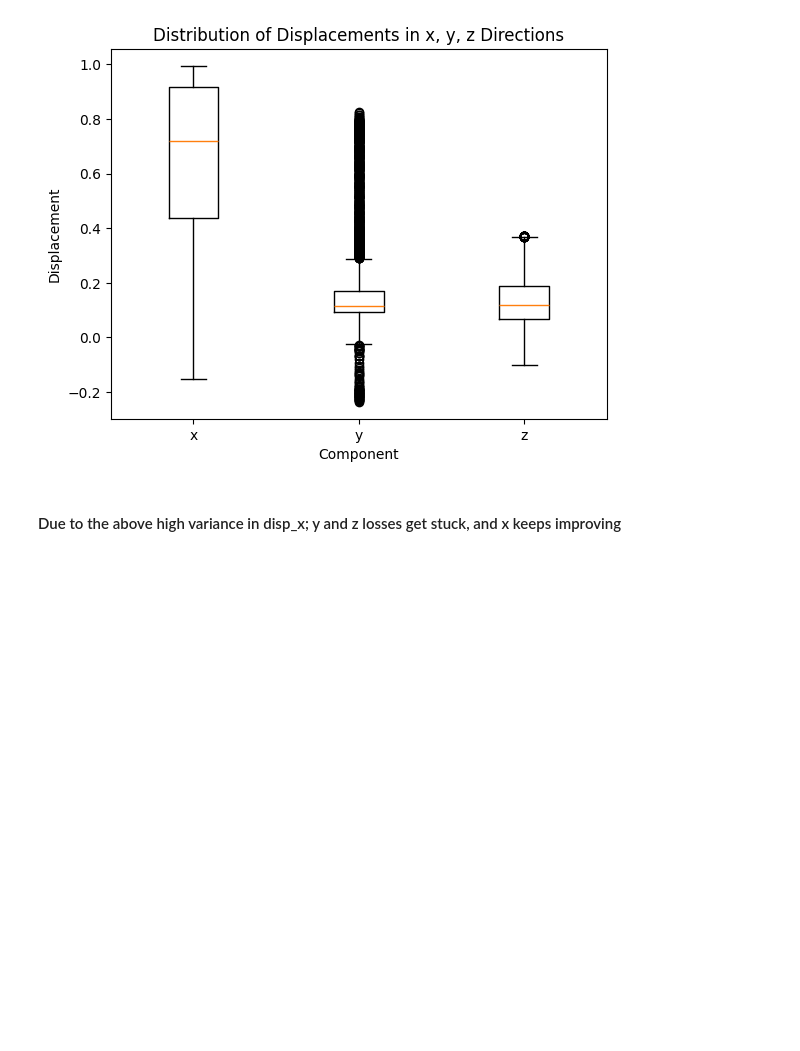
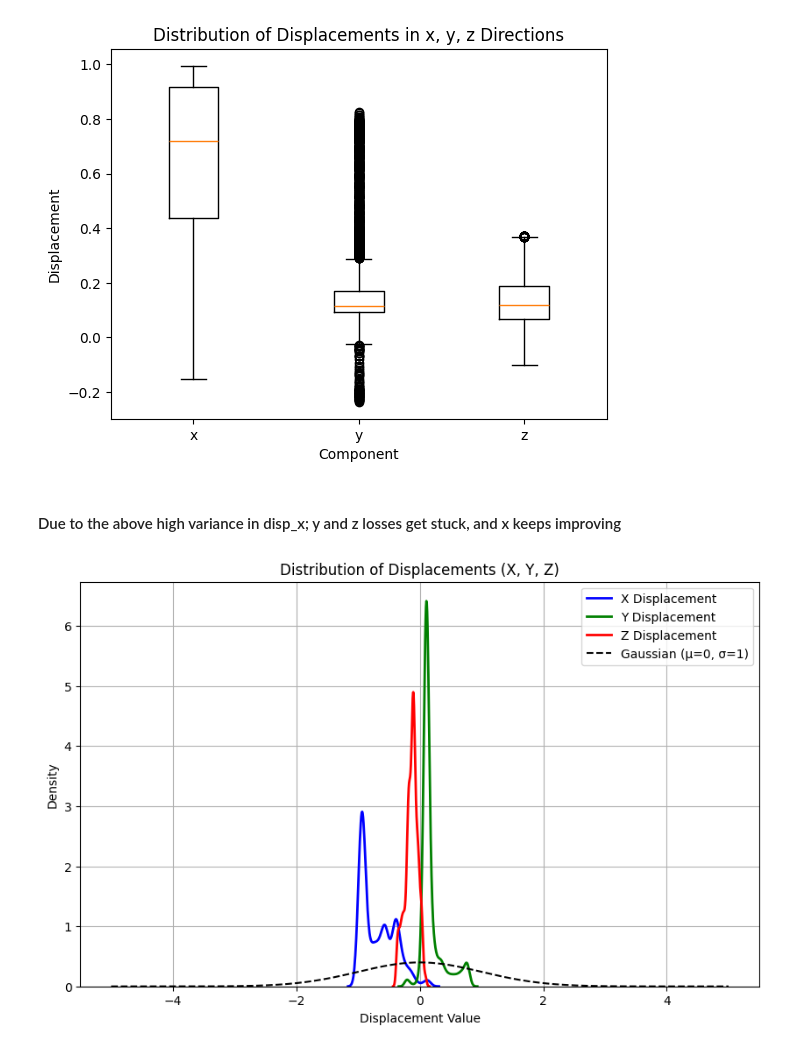
Before and after one commit to noor-malaika/lts-modulus, a Jupyter notebook: shell_mgn/eda.ipynb, the cells around one changed output. Saved outputs shown, nothing was run; the diff lists cells and outputs as text; code cells hidden in the pictures; blank space fills up the shorter version.

```diff
--- a/shell_mgn/eda.ipynb
+++ b/shell_mgn/eda.ipynb
@@ -62,3 +67,26 @@ plt.show()
 [figure]
 # %% [markdown]
 #### Due to the above high variance in disp_x; y and z losses get stuck, and x keeps improving
+# %%
+
+
+# Create a KDE plot for each distribution
+plt.figure(figsize=(10, 6))
+
+sns.kdeplot(disp_x, label='X Displacement', color='blue', linewidth=2)
+sns.kdeplot(disp_y, label='Y Displacement', color='green', linewidth=2)
+sns.kdeplot(disp_z, label='Z Displacement', color='red', linewidth=2)
+
+# Add a Gaussian distribution for comparison (optional)
+x_vals = np.linspace(-5, 5, 1000)
+plt.plot(x_vals, norm.pdf(x_vals, 0, 1), '--', label='Gaussian (μ=0, σ=1)', color='black')
+
+# Customize the plot
+plt.title('Distribution of Displacements (X, Y, Z)')
+plt.xlabel('Displacement Value')
+plt.ylabel('Density')
+plt.legend()
+plt.grid(True)
+plt.show()
+# %% [output]
+[figure, added]
```
Also changed, not shown: parts of 1 cell of this notebook, 6 other files.
